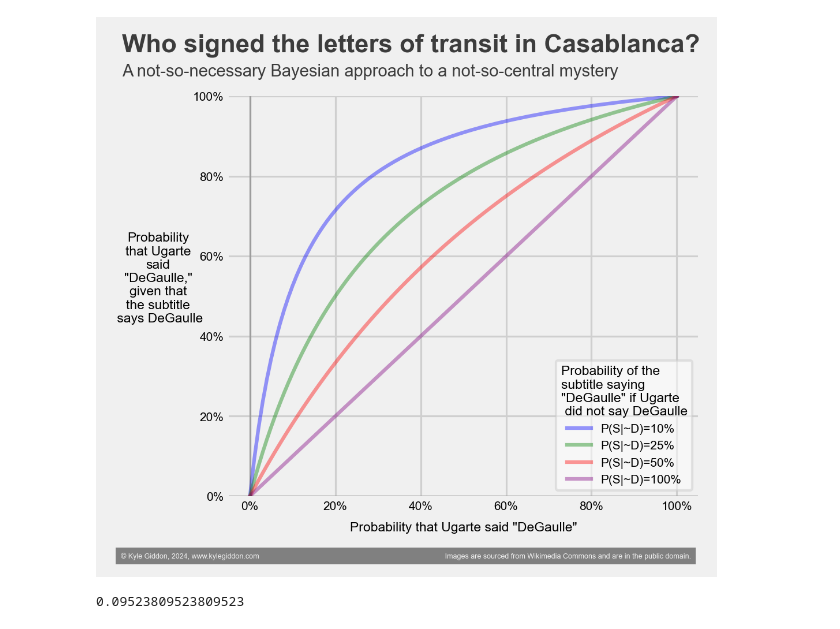
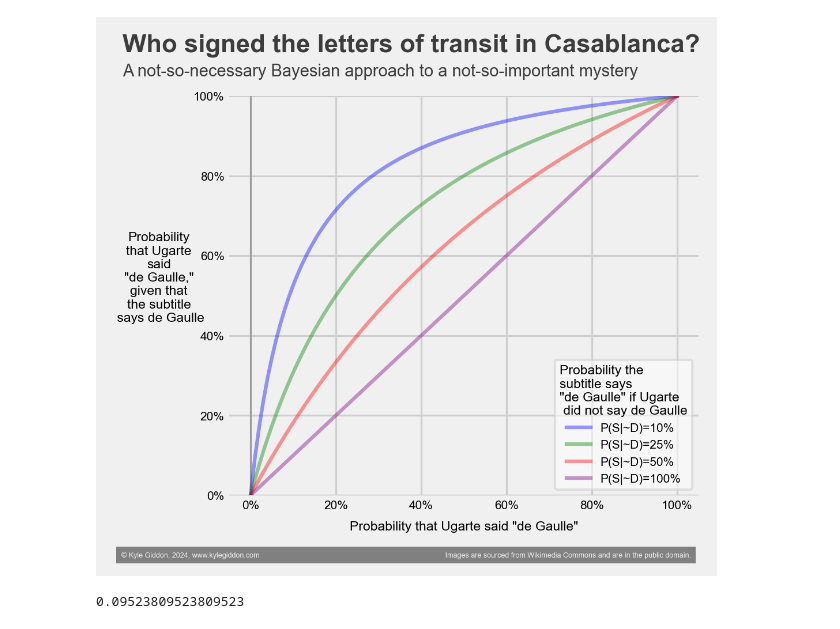
Before and after one commit to khgiddon/casablanca-letters-of-transit, a Jupyter notebook: casablanca.ipynb, the cells around one changed output. Drawn from its saved outputs; the diff is of its cells as text; code cells hidden in the pictures.

Commit message:
fix degaulle spelling and update images

```diff
--- a/casablanca.ipynb
+++ b/casablanca.ipynb
@@ -48,37 +48,37 @@ ax.axhline(y=0, color='#414141', linewidth=0.75, alpha=.35)
 ax.axvline(x=0, color='#414141', linewidth=0.75, alpha=.35)
 
 # Axis labels
-ax.set_ylabel('Probability\nthat Ugarte\nsaid\n"DeGaulle,"\ngiven that\nthe subtitle\n says DeGaulle', rotation=0, size=5.5)
+ax.set_ylabel('Probability\nthat Ugarte\nsaid\n"de Gaulle,"\ngiven that\nthe subtitle\n says de Gaulle', rotation=0, size=5.5)
 ax.yaxis.set_label_coords(-0.15,0.43)
-ax.set_xlabel('Probability that Ugarte said "DeGaulle"',rotation=0,size=5.5)
+ax.set_xlabel('Probability that Ugarte said "de Gaulle"',rotation=0,size=5.5)
 # Format
 ax.tick_params(axis='both', length=0, pad=2)
 ax.xaxis.set_major_formatter(mtick.PercentFormatter(1.0))
 ax.yaxis.set_major_formatter(mtick.PercentFormatter(1.0))
 
 # Set y-axis max to 100%
 ax.set_ylim(0, 1)
 
 # Adding legend, title, and labels
 # Adding legend
-legend = ax.legend(loc='lower right', prop={'size': 5}, title='Probability of the\nsubtitle saying\n"DeGaulle" if Ugarte\n did not say DeGaulle', title_fontsize=5.5)
+legend = ax.legend(loc='lower right', prop={'size': 5}, title='Probability the\nsubtitle says\n"de Gaulle" if Ugarte\n did not say de Gaulle', title_fontsize=5.5)
 legend.get_frame().set_alpha(0.5)
 ax.text(x = -.3, y = 1.11, s = "Who signed the letters of transit in Casablanca?",
                fontsize = 10.5, weight = 'bold', alpha = .75)
 ax.text(x = -0.3, y = 1.05, s = "A not-so-necessary Bayesian approach to a not-so-important mystery",
                fontsize = 7, alpha = .75)
 
 # Footer
 ax.text(x = -0.23, y = -0.14,
         s = """© Kyle Giddon, 2024, www.kylegiddon.com""" + ''.join(' ' for _ in range(92)) + "Images are sourced from Wikimedia Commons and are in the public domain.",
         fontsize = 3,
         color = '#f0f0f0',
         bbox=dict(facecolor='grey', edgecolor='none', pad=2),
         transform=ax.transAxes, ha='left', va='top')
 
 plt.show()
 # %% [output]
-[figure, old version]
+[figure, new version]
 # %%
 # Solve equation when P(S|~D) = 0.5 and P(D) = 0.05
 P_D_given_S = (0.05 * 1) / ((0.05 * 1) + ((1 - 0.05) * 0.5))
```
Also changed, not shown: 2 other files.
